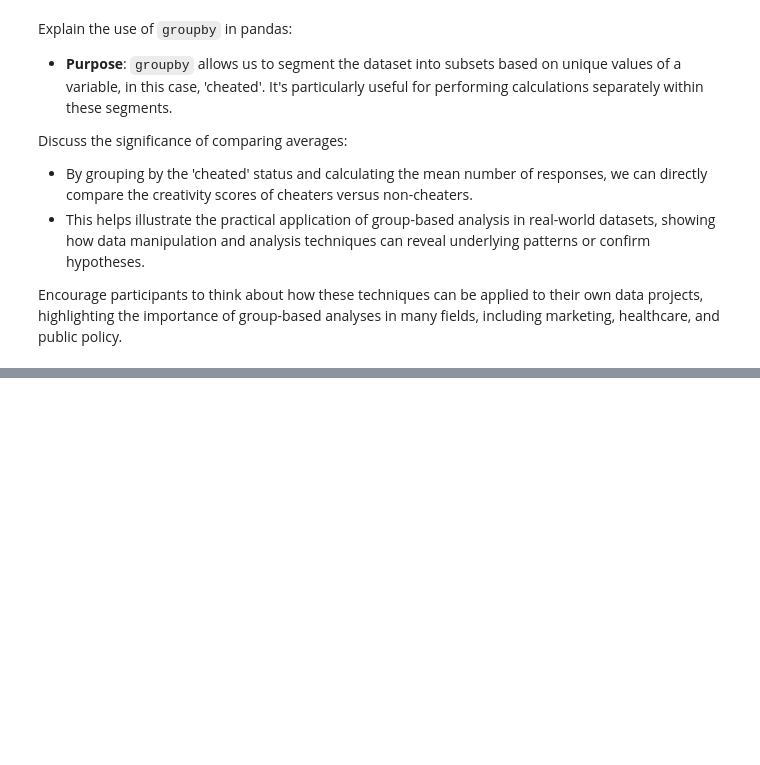
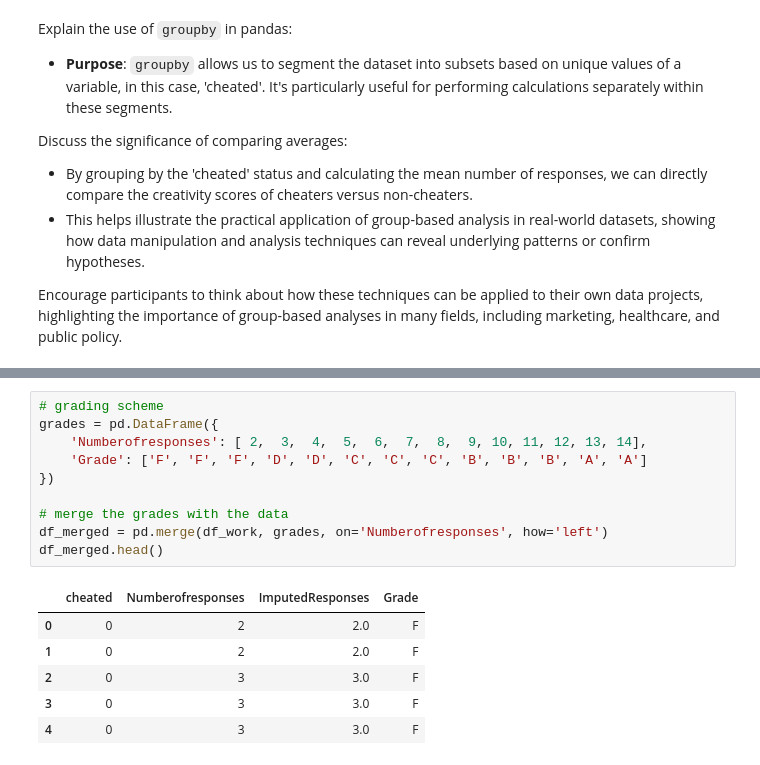
Before and after one commit to Niolon/DataAnalysisPython, a Jupyter notebook: Filled_Course/04_pandas.ipynb, the cells around one changed output, grey strips where cells are left out. Saved outputs shown, nothing was run; the diff lists cells and outputs as text; blank space fills up the shorter version.

```diff
--- a/Filled_Course/04_pandas.ipynb
+++ b/Filled_Course/04_pandas.ipynb
@@ -574,0 +588,17 @@ Encourage participants to think about how these techniques can be applied to the
+# %%
+# grading scheme
+grades = pd.DataFrame({
+    'Numberofresponses': [ 2,  3,  4,  5,  6,  7,  8,  9, 10, 11, 12, 13, 14],
+    'Grade': ['F', 'F', 'F', 'D', 'D', 'C', 'C', 'C', 'B', 'B', 'B', 'A', 'A']
+})
+
+# merge the grades with the data
+df_merged = pd.merge(df_work, grades, on='Numberofresponses', how='left')
+df_merged.head()
+# %% [output]
+|  | cheated | Numberofresponses | ImputedResponses | Grade |
+| 0 | 0 | 2 | 2.0 | F |
+| 1 | 0 | 2 | 2.0 | F |
+| 2 | 0 | 3 | 3.0 | F |
+| 3 | 0 | 3 | 3.0 | F |
+| 4 | 0 | 3 | 3.0 | F |
```
Also changed, not shown: parts of 12 cells of this notebook.
